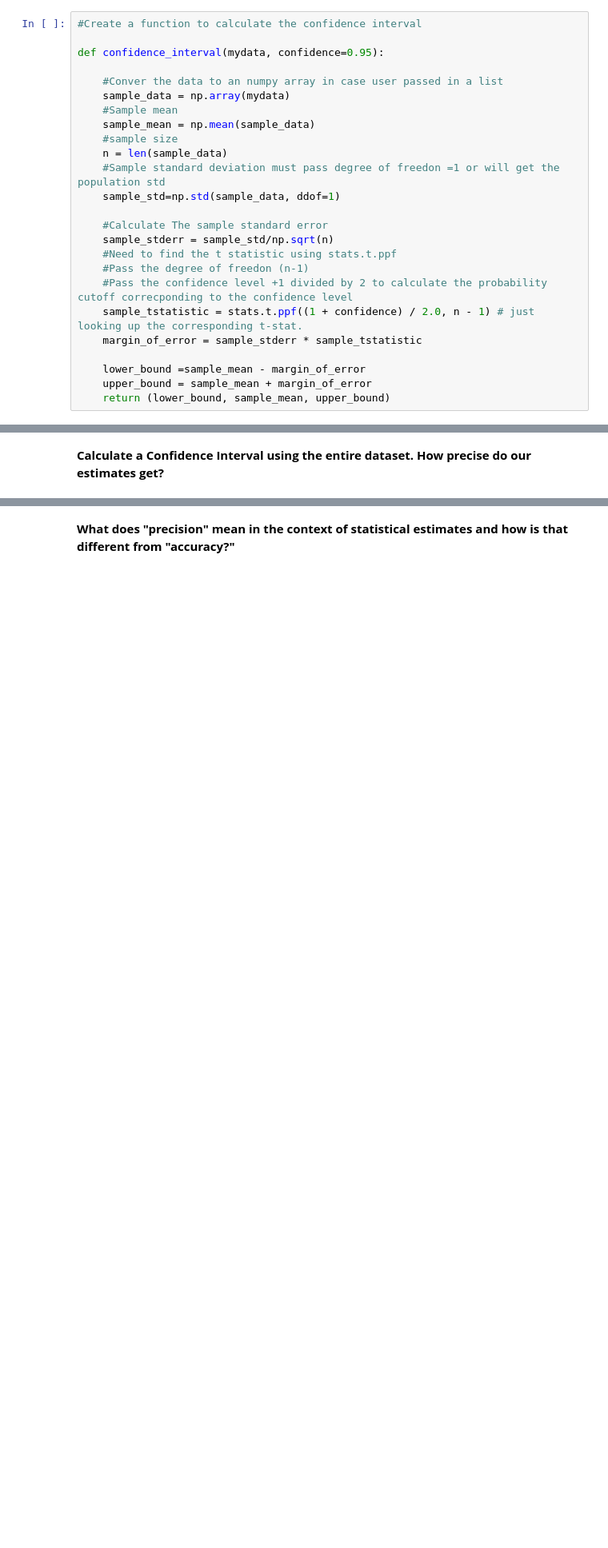
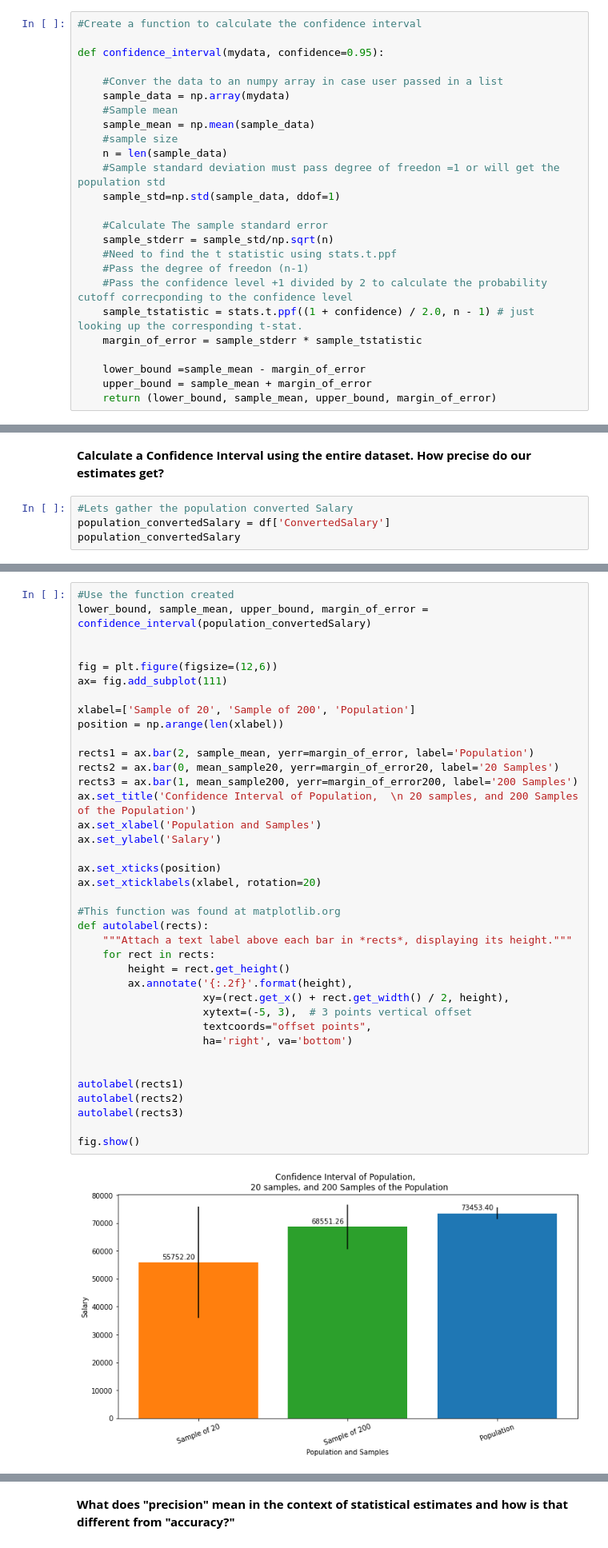
Before and after one commit to yestrella14/DS-Unit-1-Sprint-2-Statistics, a Jupyter notebook: LS_DS_123_Confidence_Intervals_Assignment.ipynb, the cells around one changed output, grey strips where cells are left out. Shown: that part at 80% size. Saved outputs shown, nothing was run; the diff lists cells and outputs as text; blank space fills up the shorter version.

```diff
--- a/LS_DS_123_Confidence_Intervals_Assignment.ipynb
+++ b/LS_DS_123_Confidence_Intervals_Assignment.ipynb
@@ -98,7 +99,7 @@ def confidence_interval(mydata, confidence=0.95):
 
     lower_bound =sample_mean - margin_of_error
     upper_bound = sample_mean + margin_of_error
-    return (lower_bound, sample_mean, upper_bound)
+    return (lower_bound, sample_mean, upper_bound, margin_of_error)
 # %%
 sample20['ConvertedSalary'].mean()
 # %% [output]
@@ -173,3 +186,7 @@ The margin of error gives an idea of how far off our estimates might be (with 95
 ## Part 4 - Check for Understanding
 # %% [markdown]
 **Calculate a Confidence Interval using the entire dataset. How precise do our estimates get?**
+# %%
+#Lets gather the population converted Salary
+population_convertedSalary = df['ConvertedSalary']
+population_convertedSalary
@@ -175,0 +206,40 @@ The margin of error gives an idea of how far off our estimates might be (with 95
+# %%
+#Use the function created
+lower_bound, sample_mean, upper_bound, margin_of_error = confidence_interval(population_convertedSalary)
+
+
+fig = plt.figure(figsize=(12,6))
+ax= fig.add_subplot(111)
+
+xlabel=['Sample of 20', 'Sample of 200', 'Population']
+position = np.arange(len(xlabel))
+
+rects1 = ax.bar(2, sample_mean, yerr=margin_of_error, label='Population')
+rects2 = ax.bar(0, mean_sample20, yerr=margin_of_error20, label='20 Samples')
+rects3 = ax.bar(1, mean_sample200, yerr=margin_of_error200, label='200 Samples')
+ax.set_title('Confidence Interval of Population,  \n 20 samples, and 200 Samples of the Population')
+ax.set_xlabel('Population and Samples')
+ax.set_ylabel('Salary')
+
+ax.set_xticks(position)
+ax.set_xticklabels(xlabel, rotation=20)
+
+#This function was found at matplotlib.org
+def autolabel(rects):
+    """Attach a text label above each bar in *rects*, displaying its height."""
+    for rect in rects:
+        height = rect.get_height()
+        ax.annotate('{:.2f}'.format(height),
+                    xy=(rect.get_x() + rect.get_width() / 2, height),
+                    xytext=(-5, 3),  # 3 points vertical offset
+                    textcoords="offset points",
+                    ha='right', va='bottom')
+
+
+autolabel(rects1)
+autolabel(rects2)
+autolabel(rects3)
+
+fig.show()
+# %% [output]
+[figure, added]
```
Also changed, not shown: parts of 12 cells of this notebook.
